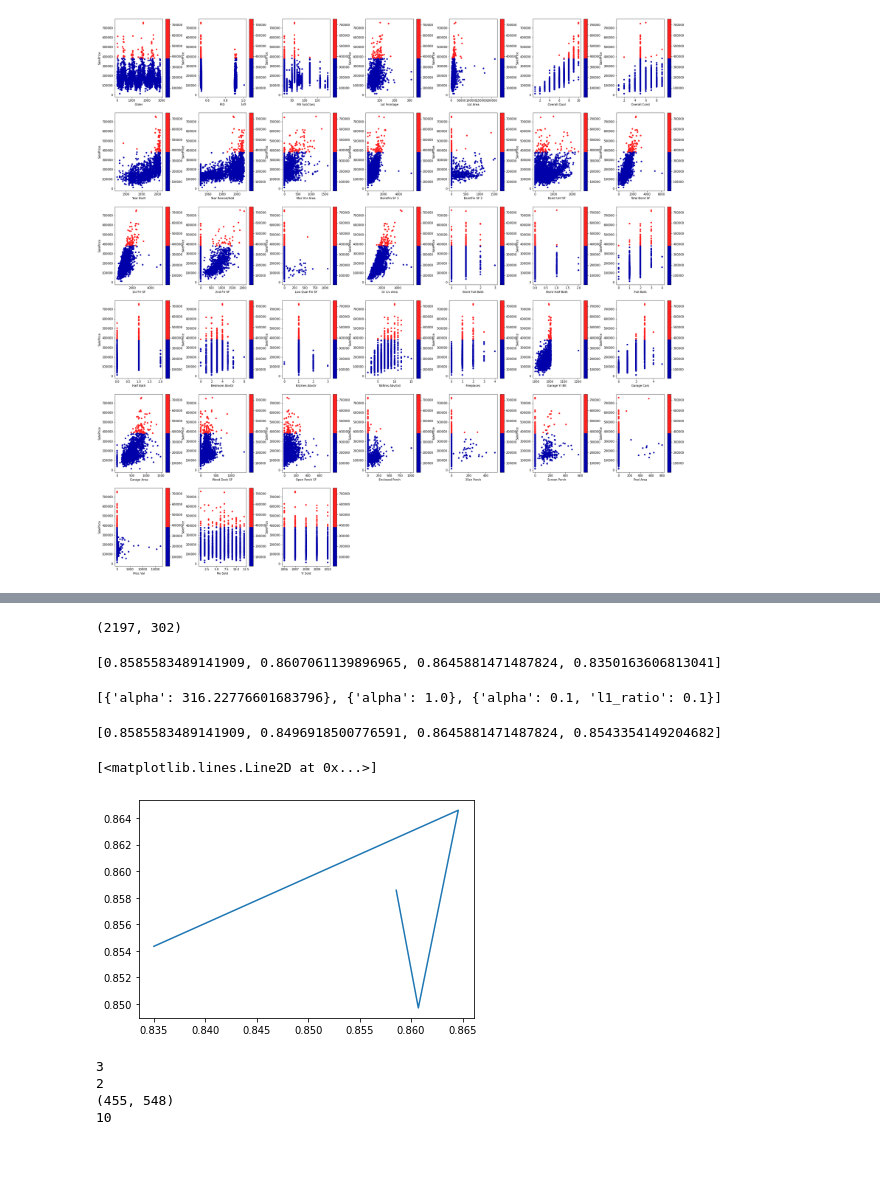
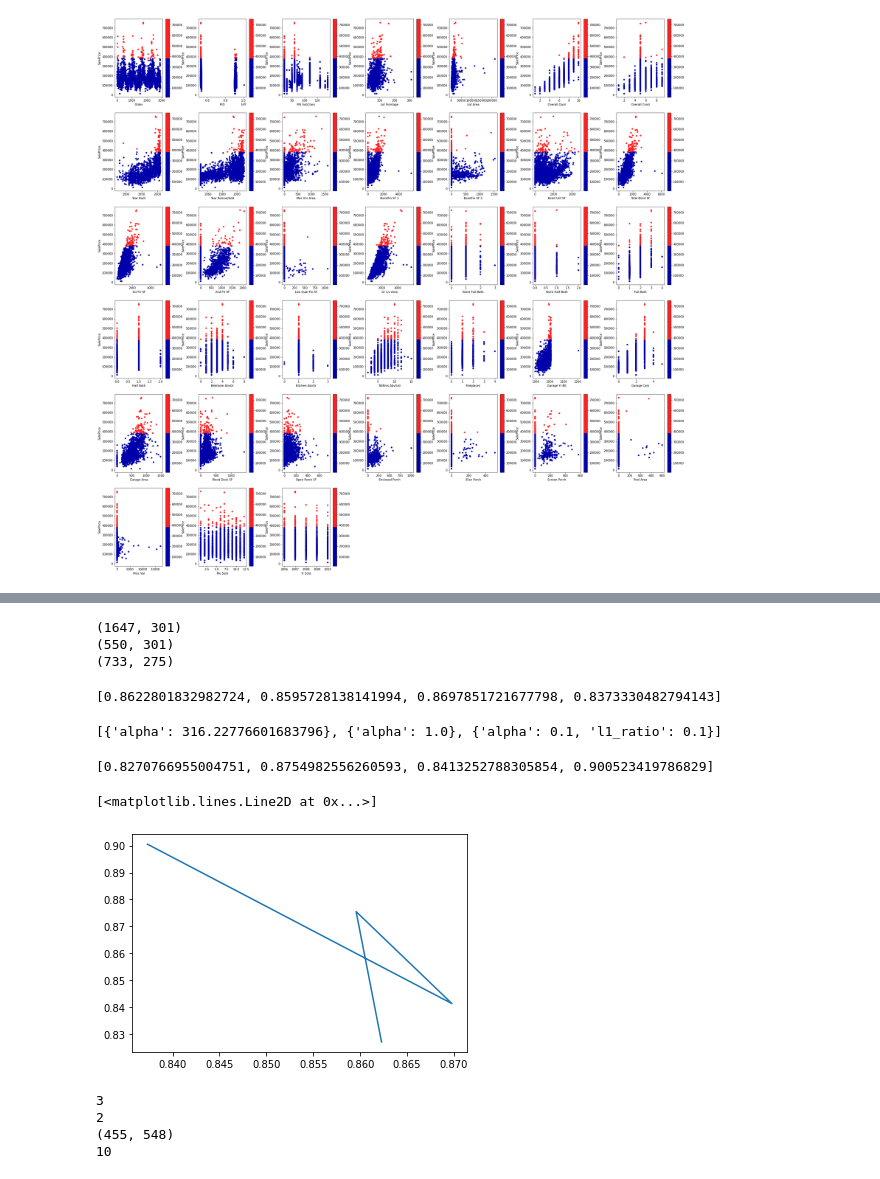
Before and after one commit to TawadrosGamal/Machine-learning-Implmentations, a Jupyter notebook: Regression_on_Ames_Housing_Dataset_.ipynb, the cells around one changed output, grey strips where cells are left out. Drawn from its saved outputs; the diff is of its cells as text; code cells hidden in the pictures.

```diff
--- a/Regression_on_Ames_Housing_Dataset_.ipynb
+++ b/Regression_on_Ames_Housing_Dataset_.ipynb
@@ -182,20 +182,37 @@ for row in range(2):
+# %%
+Xtrain2,Xval,ytrain2,yval=train_test_split(Xtrain,ytrain,random_state=0)
+
+#you can use Xtrain or Xtest because they have the same features
+categorical=Xtrain.dtypes==object
+pip1=make_pipeline(SimpleImputer(strategy='mean'),StandardScaler())
+pip2=make_pipeline(SimpleImputer(strategy='most_frequent'),OneHotEncoder())
+pre=make_column_transformer((pip1,~categorical),(pip2,categorical))
+pre_xtrain=pre.fit(Xtrain).transform(Xtrain2)
+print(pre_xtrain.shape)
+
+pre_xval=pre.transform(Xval)
+print(pre_xval.shape)
+pre_xtest=pre.fit_transform(Xtest)
+print(pre_xtest.shape)
+# %% [output]
+(1647, 301)
+(550, 301)
+(733, 275)
 # %%
-categorical=Xtrain.dtypes==object
-pip1=make_pipeline(SimpleImputer(strategy='mean'),StandardScaler())
-pip2=make_pipeline(SimpleImputer(strategy='most_frequent'),OneHotEncoder())
-pre=make_column_transformer((pip1,~categorical),(pip2,categorical))
-pre_xtrain=pre.fit_transform(Xtrain)
-print(pre_xtrain.shape)
-models_score=[]
+
+models_trainscore=[]
+
 models=[LinearRegression(),Ridge(),Lasso(normalize=True),ElasticNet()]
 for model in models:
 
-  score=cross_val_score(model,pre_xtrain,ytrain,cv=10)
-  models_score.append(score.mean())
-print(models_score)
+  score_train=cross_val_score(model,pre_xtrain,ytrain2,cv=10)
+
+
+  models_trainscore.append(score_train.mean())
+
+print(models_trainscore)
 # %% [output]
-(2197, 302)
+[0.8622801832982724, 0.8595728138141994, 0.8697851721677798, 0.8373330482794143]
-[0.8585583489141909, 0.8607061139896965, 0.8645881471487824, 0.8350163606813041]
 # %%
 best_tun=[]
 grids=[]
@@ -204,27 +221,36 @@ param_grid = [{'alpha': np.logspace(-3, 3, 13)},{'alpha': np.logspace(-3, 0, 13)
               'l1_ratio': [0.01, .1, .5, .9, .98, 1]}]
 for model,param in zip(models_tun,param_grid):
 
-  grid=GridSearchCV(model, param, cv=10,return_train_score=True,scoring='r2').fit(pre_xtrain,ytrain)
+  grid=GridSearchCV(model, param, cv=10,return_train_score=True,scoring='r2').fit(pre_xtrain,ytrain2)
   grids.append(grid)
   best_tun.append(grid.best_params_)
 print(best_tun)
 # %% [output]
 [{'alpha': 316.22776601683796}, {'alpha': 1.0}, {'alpha': 0.1, 'l1_ratio': 0.1}]
 # %%
-models_score2=[]
+models_trainscore=[]
+models_valscore=[]
+models_testscore=[]
+
 models2=[LinearRegression(),Ridge(alpha=best_tun[0]['alpha']),Lasso(normalize=True,alpha=best_tun[1]['alpha']),ElasticNet(alpha=best_tun[2]['alpha'],l1_ratio=best_tun[2]['l1_ratio'])]
 for model in models2:
+  trainscore=cross_val_score(model,pre_xtrain,ytrain2,cv=10)
+  models_trainscore.append(trainscore.mean())
+  valscore=cross_val_score(model,pre_xval,yval,cv=10)
+  models_valscore.append(valscore.mean())
+  testscore=cross_val_score(model,pre_xtest,ytest,cv=10)
+  models_testscore.append(testscore.mean())
 
-  score=cross_val_score(model,pre_xtrain,ytrain,cv=10)
-  models_score2.append(score.mean())
-print(models_score2)
+print(models_valscore)
+print(models_testscore)
+print(models_trainscore)
 # %% [output]
-[0.8585583489141909, 0.8496918500776591, 0.8645881471487824, 0.8543354149204682]
+[0.8270766955004751, 0.8754982556260593, 0.8413252788305854, 0.900523419786829]
 # %%
-plt.plot(models_score,models_score2)
+plt.plot(models_trainscore,models_testscore)
 # %% [output]
 [<matplotlib.lines.Line2D at 0x...>]
-[figure, old version]
+[figure, new version]
 # %%
 print(len(grids))
 asd=param_grid[0].keys
```
Also changed, not shown: parts of 8 cells of this notebook.
